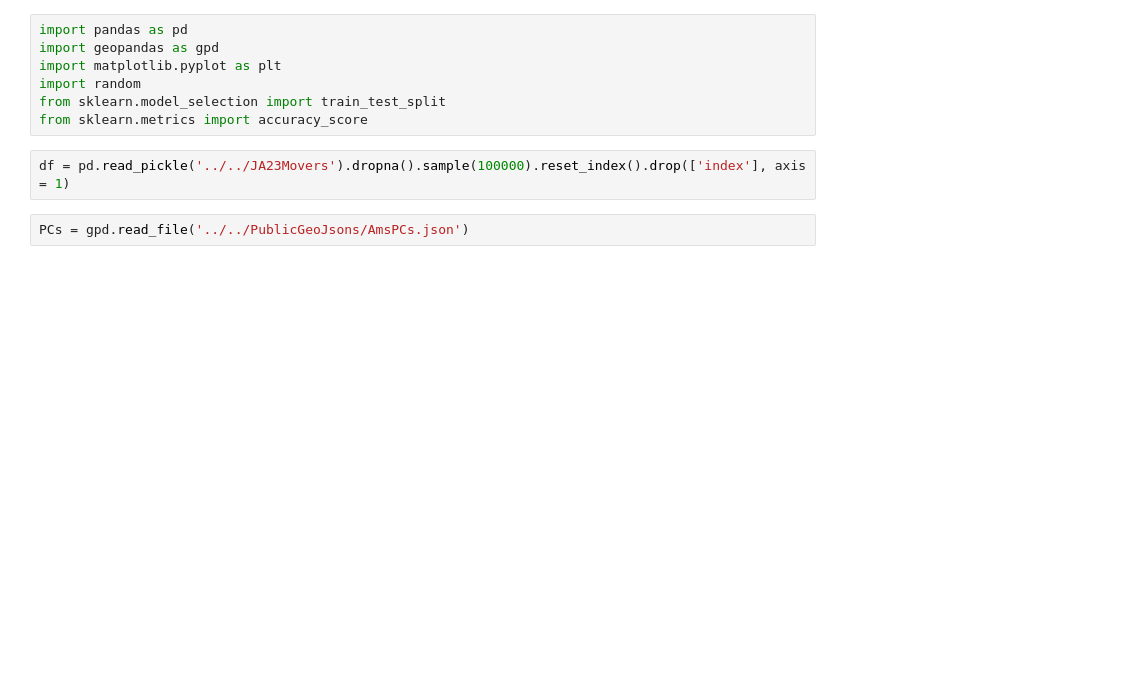
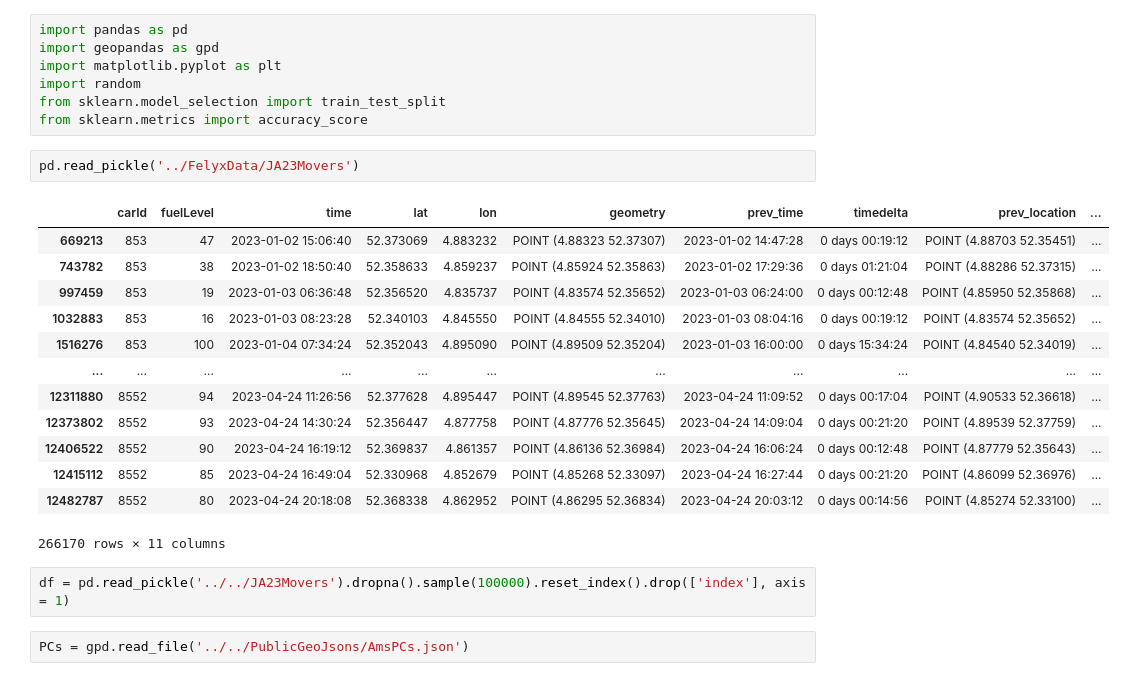
Before and after one commit to RabbiJoshy/Mobility2Vec, a Jupyter notebook: FakeFelyx/FakeFelyx.ipynb, the cells around one changed output. Saved outputs shown, nothing was run; the diff lists cells and outputs as text; blank space fills up the shorter version.

```diff
--- a/FakeFelyx/FakeFelyx.ipynb
+++ b/FakeFelyx/FakeFelyx.ipynb
@@ -5,6 +5,22 @@ import matplotlib.pyplot as plt
 import random
 from sklearn.model_selection import train_test_split
 from sklearn.metrics import accuracy_score
+# %%
+pd.read_pickle('../FelyxData/JA23Movers')
+# %% [output]
+|  | carId | fuelLevel | time | lat | lon | geometry | prev_time | timedelta | prev_location | ... |
+| 669213 | 853 | 47 | 2023-01-02 15:06:40 | 52.373069 | 4.883232 | POINT (4.88323 52.37307) | 2023-01-02 14:47:28 | 0 days 00:19:12 | POINT (4.88703 52.35451) | ... |
+| 743782 | 853 | 38 | 2023-01-02 18:50:40 | 52.358633 | 4.859237 | POINT (4.85924 52.35863) | 2023-01-02 17:29:36 | 0 days 01:21:04 | POINT (4.88286 52.37315) | ... |
+| 997459 | 853 | 19 | 2023-01-03 06:36:48 | 52.356520 | 4.835737 | POINT (4.83574 52.35652) | 2023-01-03 06:24:00 | 0 days 00:12:48 | POINT (4.85950 52.35868) | ... |
+| 1032883 | 853 | 16 | 2023-01-03 08:23:28 | 52.340103 | 4.845550 | POINT (4.84555 52.34010) | 2023-01-03 08:04:16 | 0 days 00:19:12 | POINT (4.83574 52.35652) | ... |
+| 1516276 | 853 | 100 | 2023-01-04 07:34:24 | 52.352043 | 4.895090 | POINT (4.89509 52.35204) | 2023-01-03 16:00:00 | 0 days 15:34:24 | POINT (4.84540 52.34019) | ... |
+| ... | ... | ... | ... | ... | ... | ... | ... | ... | ... | ... |
+| 12311880 | 8552 | 94 | 2023-04-24 11:26:56 | 52.377628 | 4.895447 | POINT (4.89545 52.37763) | 2023-04-24 11:09:52 | 0 days 00:17:04 | POINT (4.90533 52.36618) | ... |
+| 12373802 | 8552 | 93 | 2023-04-24 14:30:24 | 52.356447 | 4.877758 | POINT (4.87776 52.35645) | 2023-04-24 14:09:04 | 0 days 00:21:20 | POINT (4.89539 52.37759) | ... |
+| 12406522 | 8552 | 90 | 2023-04-24 16:19:12 | 52.369837 | 4.861357 | POINT (4.86136 52.36984) | 2023-04-24 16:06:24 | 0 days 00:12:48 | POINT (4.87779 52.35643) | ... |
+| 12415112 | 8552 | 85 | 2023-04-24 16:49:04 | 52.330968 | 4.852679 | POINT (4.85268 52.33097) | 2023-04-24 16:27:44 | 0 days 00:21:20 | POINT (4.86099 52.36976) | ... |
+| 12482787 | 8552 | 80 | 2023-04-24 20:18:08 | 52.368338 | 4.862952 | POINT (4.86295 52.36834) | 2023-04-24 20:03:12 | 0 days 00:14:56 | POINT (4.85274 52.33100) | ... |
+266170 rows × 11 columns
 # %%
 df = pd.read_pickle('../../JA23Movers').dropna().sample(100000).reset_index().drop(['index'], axis = 1)
 # %%
```
Also changed, not shown: 7 other files.
